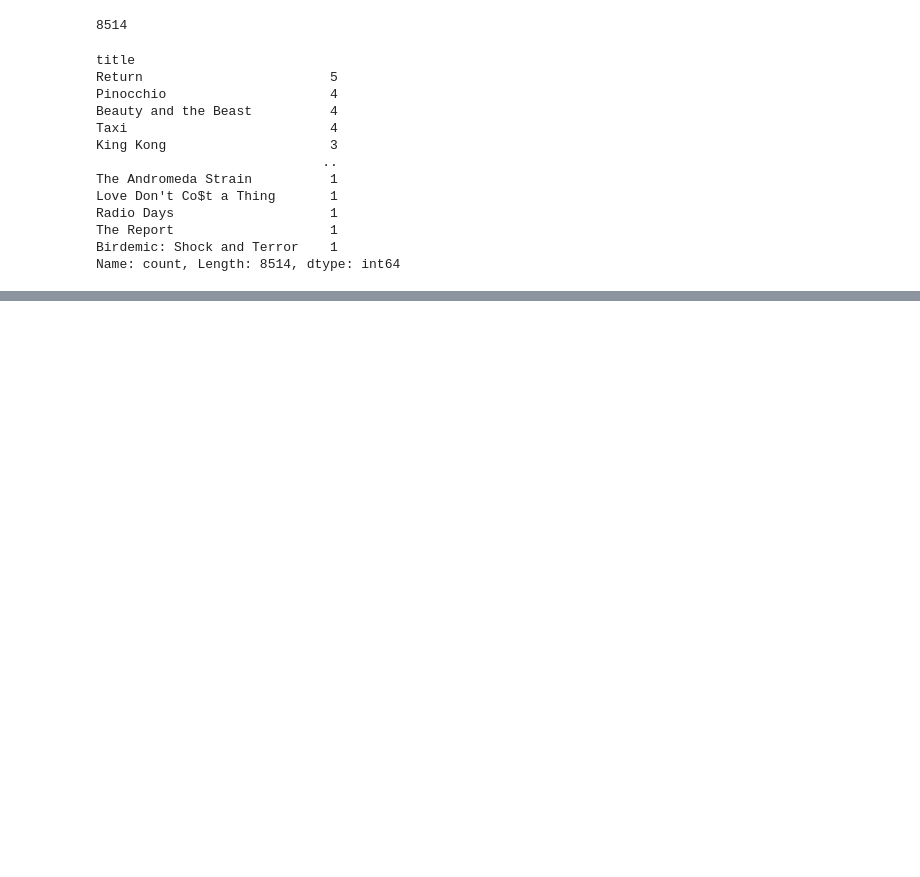
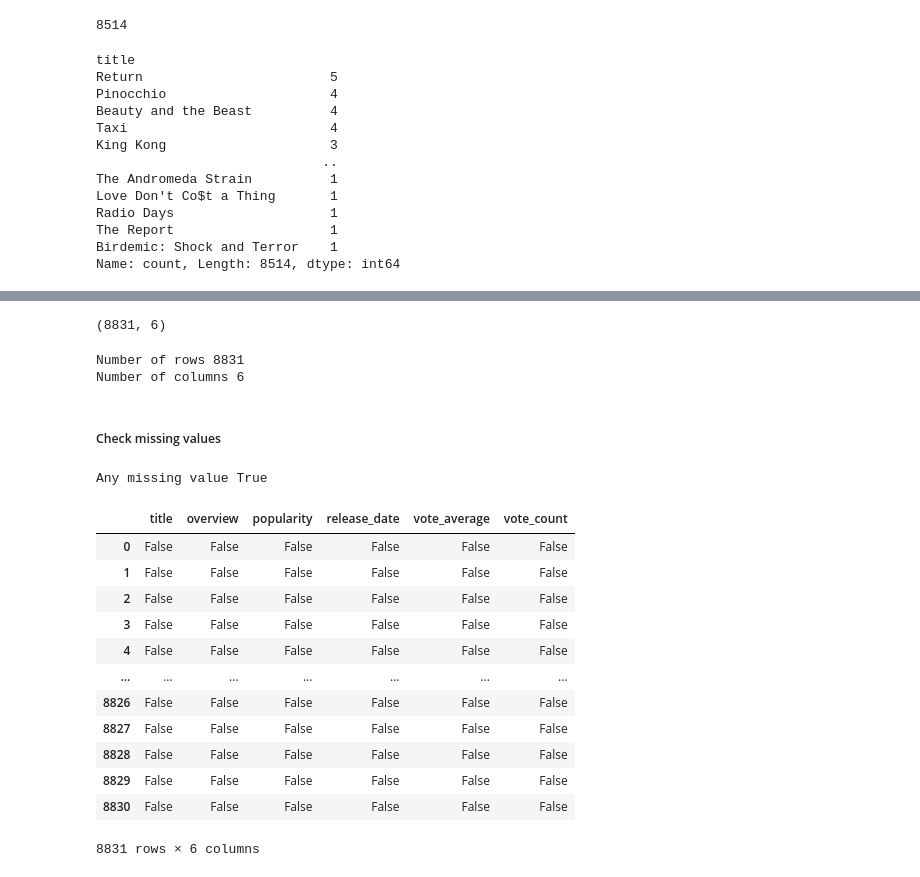
Before and after one commit to Natasha7769/my_streamlitapp, a Jupyter notebook: analysis.ipynb, the cells around one changed output, grey strips where cells are left out. Cells and saved outputs as stored; diff of their text form; code cells hidden in the pictures; blank space fills up the shorter version.

```diff
--- a/analysis.ipynb
+++ b/analysis.ipynb
@@ -79,0 +96,33 @@ Name: count, Length: 8514, dtype: int64
+# %%
+df.shape
+# %% [output]
+(8831, 6)
+# %%
+print('Number of rows',df.shape[0])
+print('Number of columns',df.shape[1])
+# %% [output]
+Number of rows 8831
+Number of columns 6
+# %% [markdown]
+##### Check missing values
+# %%
+print('Any missing value',df.isnull().values.any())   #True means our dataset contain missing values
+# %% [output]
+Any missing value True
+# %%
+#check column if it contain any missing values
+df.isnull()
+# %% [output]
+|  | title | overview | popularity | release_date | vote_average | vote_count |
+| 0 | False | False | False | False | False | False |
+| 1 | False | False | False | False | False | False |
+| 2 | False | False | False | False | False | False |
+| 3 | False | False | False | False | False | False |
+| 4 | False | False | False | False | False | False |
+| ... | ... | ... | ... | ... | ... | ... |
+| 8826 | False | False | False | False | False | False |
+| 8827 | False | False | False | False | False | False |
+| 8828 | False | False | False | False | False | False |
+| 8829 | False | False | False | False | False | False |
+| 8830 | False | False | False | False | False | False |
+8831 rows × 6 columns
```
Also changed, not shown: parts of 20 cells of this notebook, 1 other file.
